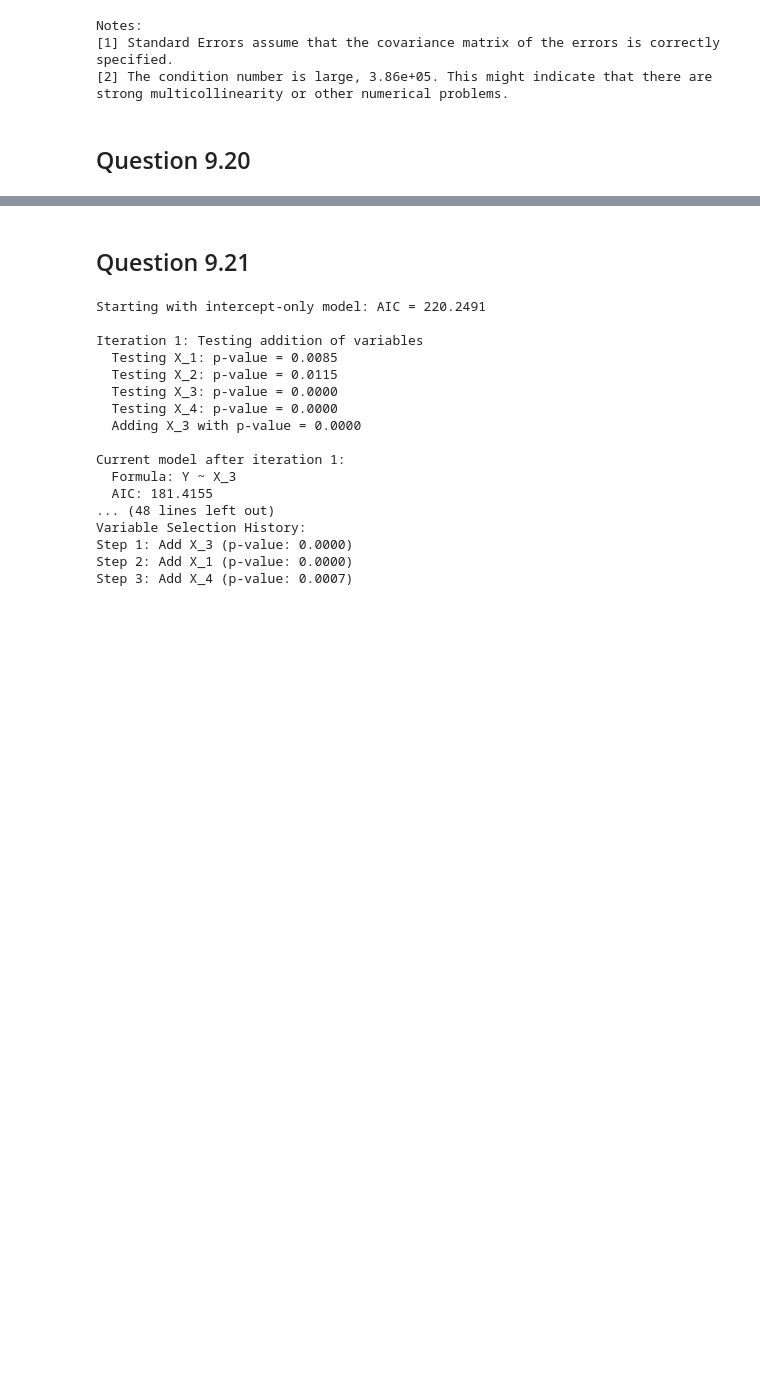
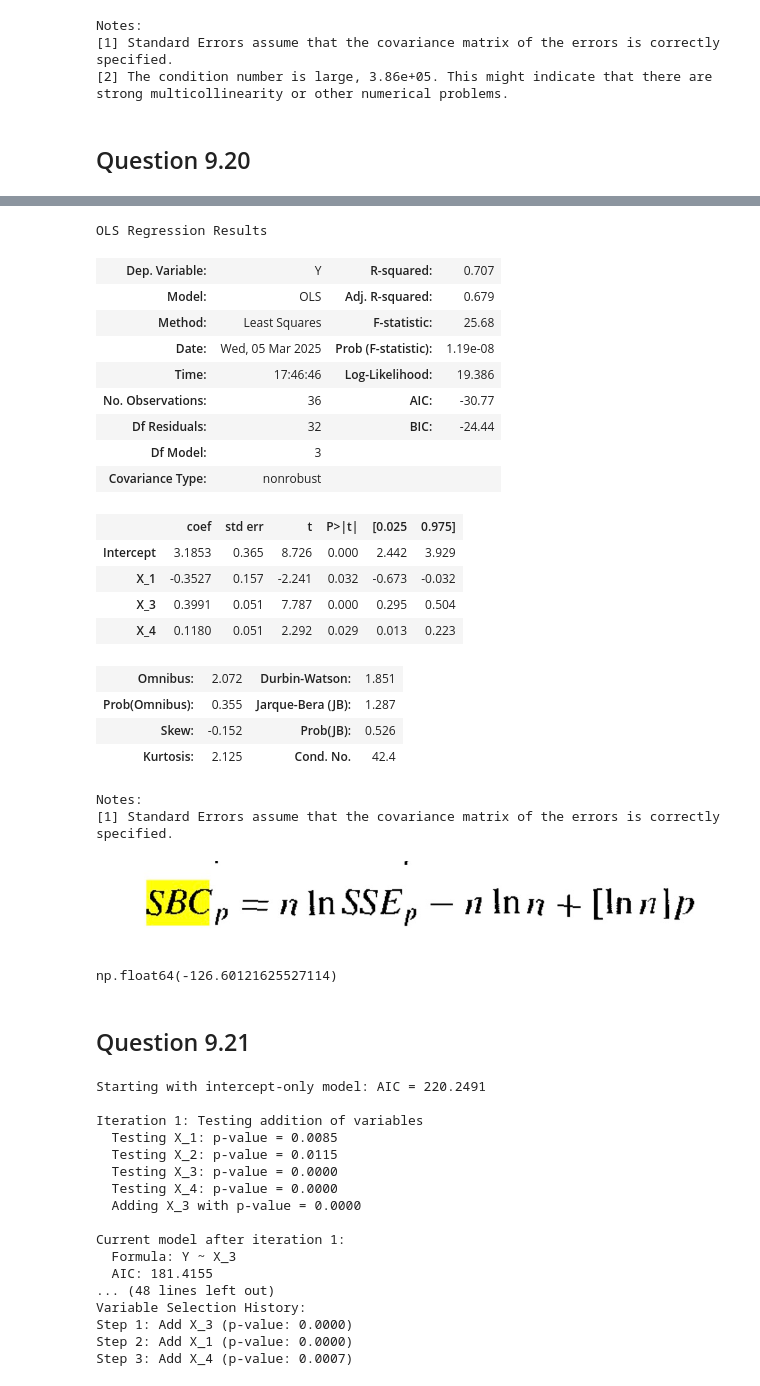
Before and after one commit to pedron1tor/STAT-350, a Jupyter notebook: hw8.ipynb, the cells around one changed output, grey strips where cells are left out. Drawn from its saved outputs; the diff is of its cells as text; code cells hidden in the pictures; blank space fills up the shorter version.

```diff
--- a/hw8.ipynb
+++ b/hw8.ipynb
@@ -228,3 +270,4 @@ strong multicollinearity or other numerical problems.
 # %%
 data_3 = pd.read_csv('Chapter  9 Data Sets/APPENC03.txt',  header=None, sep='\s+')
-data_3.rename
+data_3.rename({1: "Y", 2: "X_1", 3: "X_2", 4: "X_3", 5: "X_4", 7: "X_5"}, axis='columns', inplace=True)
+data_3.drop([0,6], axis="columns", inplace=True)
@@ -249,3 +410,39 @@ data_3.rename
+# %%
+optimal_model_stepwise = smf.ols(formula="Y ~ X_1+ X_3 + X_4 ", data=data_3).fit()
+# %%
+optimal_model_stepwise.summary()
+# %% [output]
+OLS Regression Results
+| Dep. Variable: | Y | R-squared: | 0.707 |
+| Model: | OLS | Adj. R-squared: | 0.679 |
+| Method: | Least Squares | F-statistic: | 25.68 |
+| Date: | Wed, 05 Mar 2025 | Prob (F-statistic): | 1.19e-08 |
+| Time: | 17:46:46 | Log-Likelihood: | 19.386 |
+| No. Observations: | 36 | AIC: | -30.77 |
+| Df Residuals: | 32 | BIC: | -24.44 |
+| Df Model: | 3 |  |  |
+| Covariance Type: | nonrobust |  |  |
+|  | coef | std err | t | P>|t| | [0.025 | 0.975] |
+| Intercept | 3.1853 | 0.365 | 8.726 | 0.000 | 2.442 | 3.929 |
+| X_1 | -0.3527 | 0.157 | -2.241 | 0.032 | -0.673 | -0.032 |
+| X_3 | 0.3991 | 0.051 | 7.787 | 0.000 | 0.295 | 0.504 |
+| X_4 | 0.1180 | 0.051 | 2.292 | 0.029 | 0.013 | 0.223 |
+| Omnibus: | 2.072 | Durbin-Watson: | 1.851 |
+| Prob(Omnibus): | 0.355 | Jarque-Bera (JB): | 1.287 |
+| Skew: | -0.152 | Prob(JB): | 0.526 |
+| Kurtosis: | 2.125 | Cond. No. | 42.4 |
+Notes:
+[1] Standard Errors assume that the covariance matrix of the errors is correctly specified.
+# %% [markdown]
+![image.png](attachment:image.png)
+# %%
+# best subset criterion by SBC_p criterion
+n = len(data_3)
+num_predictors = 4
+SBCp = n*np.log(np.sum(optimal_model_stepwise.resid**2))- n*np.log(n) + (np.log(n))*num_predictors
+SBCp
+# %% [output]
+np.float64(-126.60121625527114)
 # %% [markdown]
 ## Question 9.21
 # %%
```
Also changed, not shown: parts of 15 cells of this notebook.
